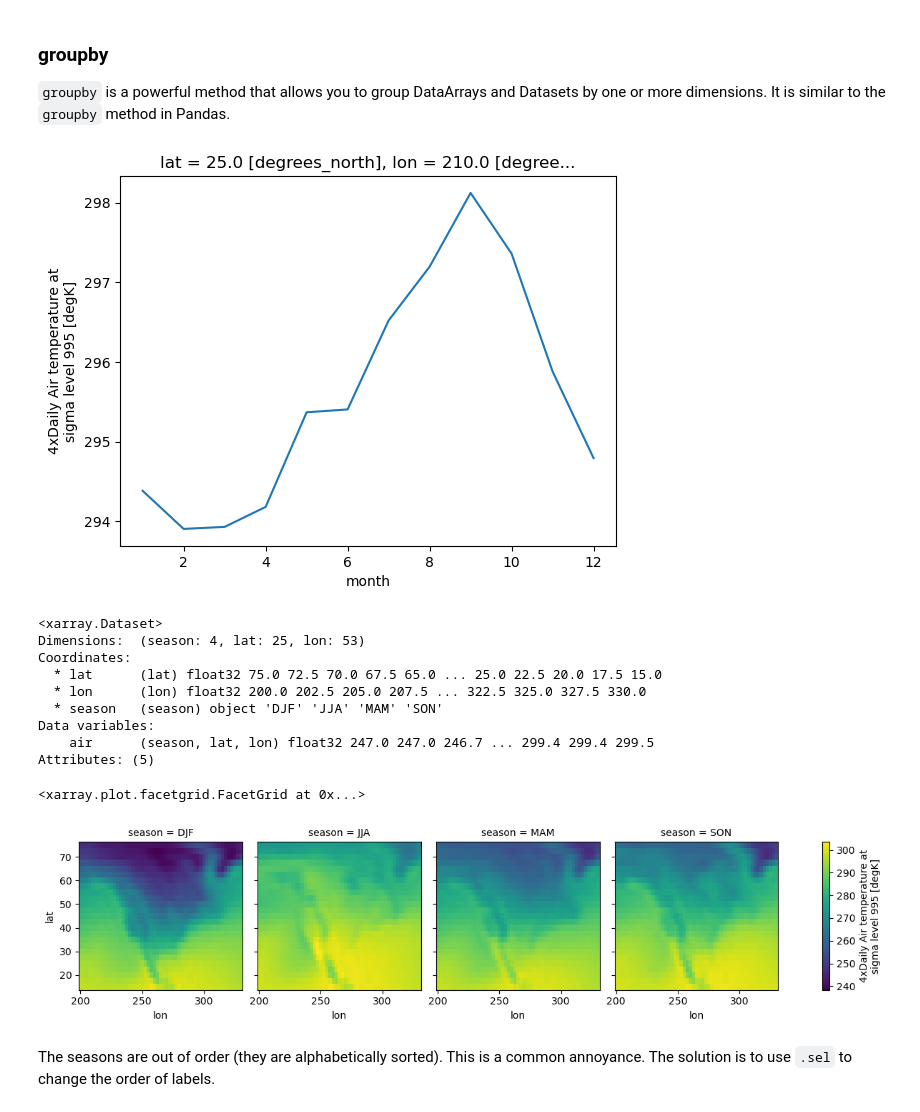
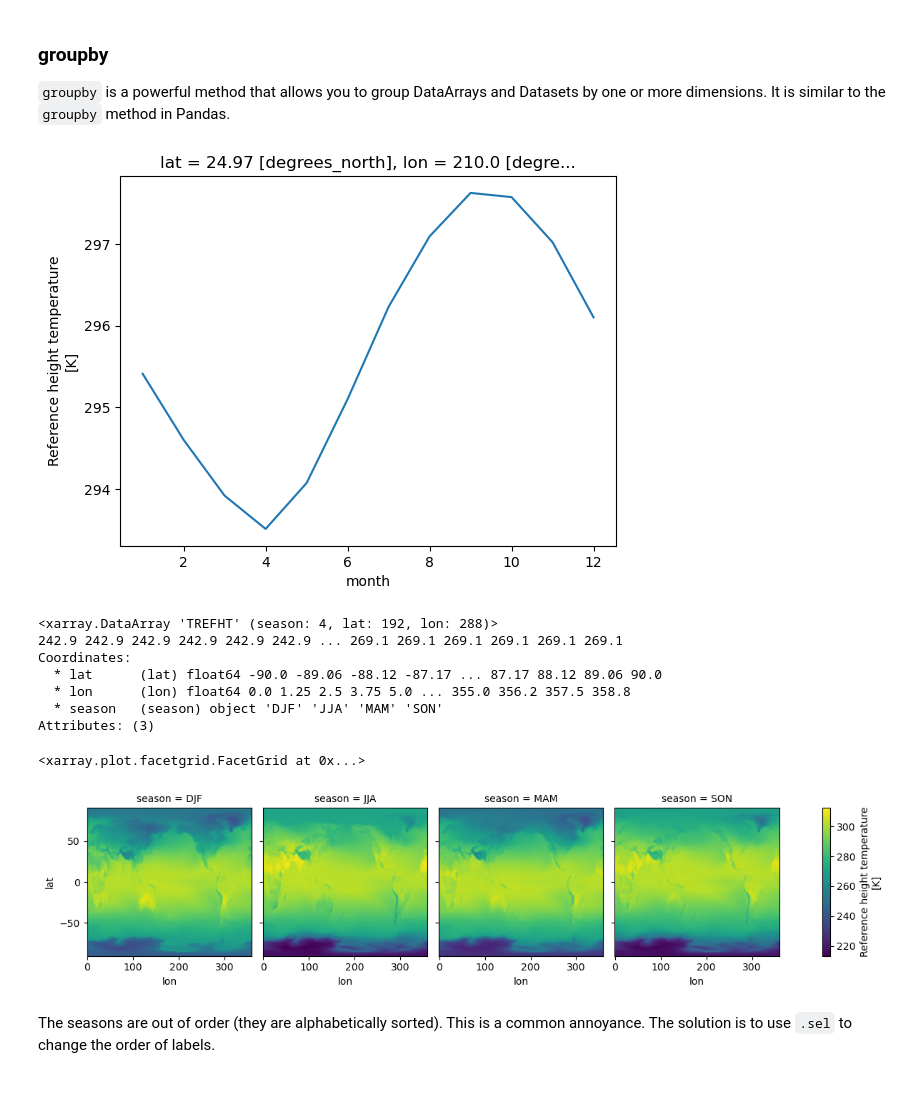
Before and after one commit to NCAR/Xarray-Dask-ESDS-2024, a Jupyter notebook: notebooks/01-xarray-intro.ipynb, the cells around one changed output. Saved outputs shown, nothing was run; the diff lists cells and outputs as text; code cells hidden in the pictures.

```diff
--- a/notebooks/01-xarray-intro.ipynb
+++ b/notebooks/01-xarray-intro.ipynb
@@ -345,29 +412,27 @@ Below we quickly demonstrate these patterns. See the user guide links above and
 
 `groupby` is a powerful method that allows you to group DataArrays and Datasets by one or more dimensions. It is similar to the `groupby` method in Pandas.
 # %%
-monthly_mean = da.groupby("time.month").mean()
-monthly_mean.sel(lat=25, lon=210).plot();
+monthly_mean = tref.groupby("time.month").mean()
+monthly_mean.sel(lat=25, lon=210, method = 'nearest').plot();
 # %% [output]
-[figure, old version]
+[figure, new version]
 # %%
 # make a seasonal mean
-seasonal_mean = ds.groupby("time.season").mean()
+seasonal_mean = tref.groupby("time.season").mean()
 seasonal_mean
 # %% [output]
-<xarray.Dataset>
-Dimensions:  (season: 4, lat: 25, lon: 53)
+<xarray.DataArray 'TREFHT' (season: 4, lat: 192, lon: 288)>
+242.9 242.9 242.9 242.9 242.9 242.9 ... 269.1 269.1 269.1 269.1 269.1 269.1
 Coordinates:
-  * lat      (lat) float32 75.0 72.5 70.0 67.5 65.0 ... 25.0 22.5 20.0 17.5 15.0
-  * lon      (lon) float32 200.0 202.5 205.0 207.5 ... 322.5 325.0 327.5 330.0
+  * lat      (lat) float64 -90.0 -89.06 -88.12 -87.17 ... 87.17 88.12 89.06 90.0
+  * lon      (lon) float64 0.0 1.25 2.5 3.75 5.0 ... 355.0 356.2 357.5 358.8
   * season   (season) object 'DJF' 'JJA' 'MAM' 'SON'
-Data variables:
-    air      (season, lat, lon) float32 247.0 247.0 246.7 ... 299.4 299.4 299.5
-Attributes: (5)
+Attributes: (3)
 # %%
-seasonal_mean.air.plot(col="season")
+seasonal_mean.plot(col="season")
 # %% [output]
 <xarray.plot.facetgrid.FacetGrid at 0x...>
-[figure, old version]
+[figure, new version]
 # %% [markdown]
 The seasons are out of order (they are alphabetically sorted). This is a common
 annoyance. The solution is to use `.sel` to change the order of labels.
```
Also changed, not shown: parts of 37 cells of this notebook, 1 other file.
